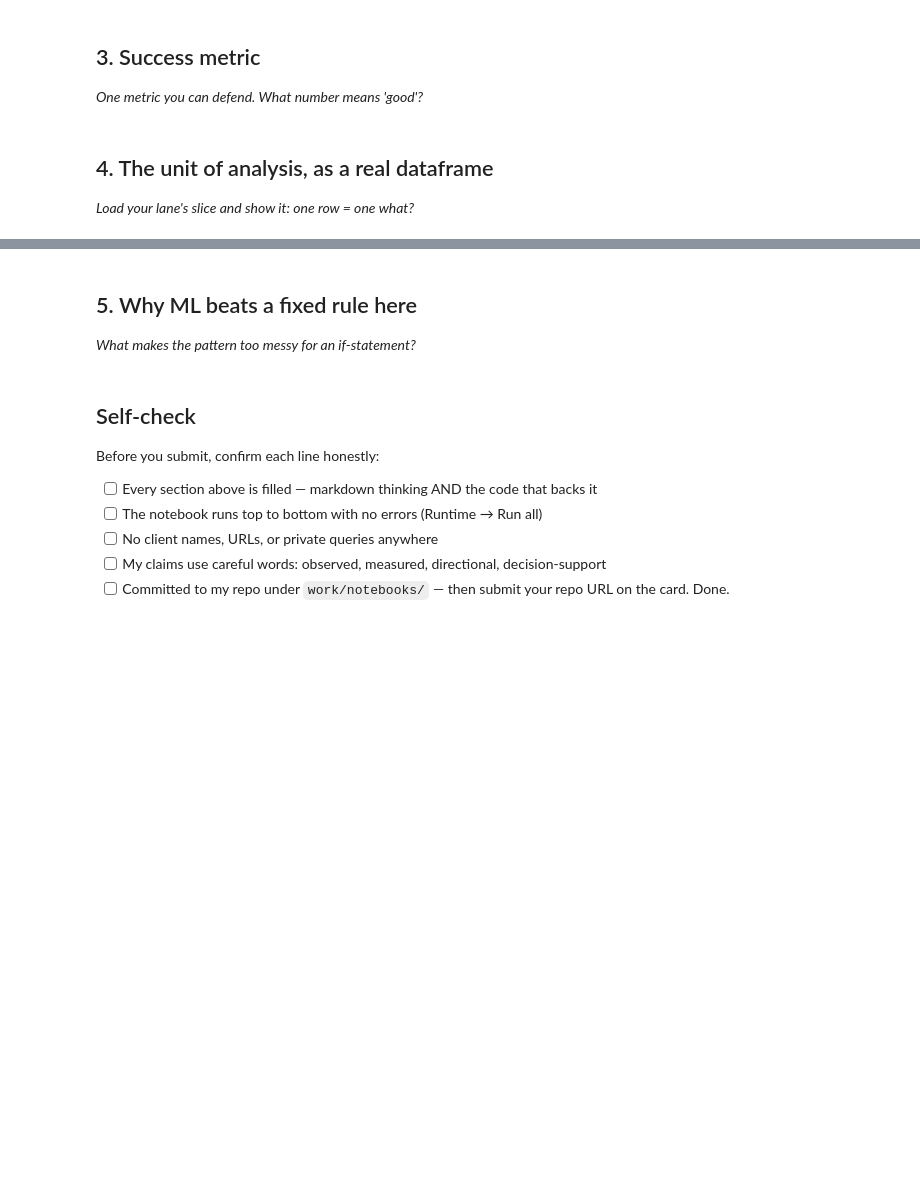
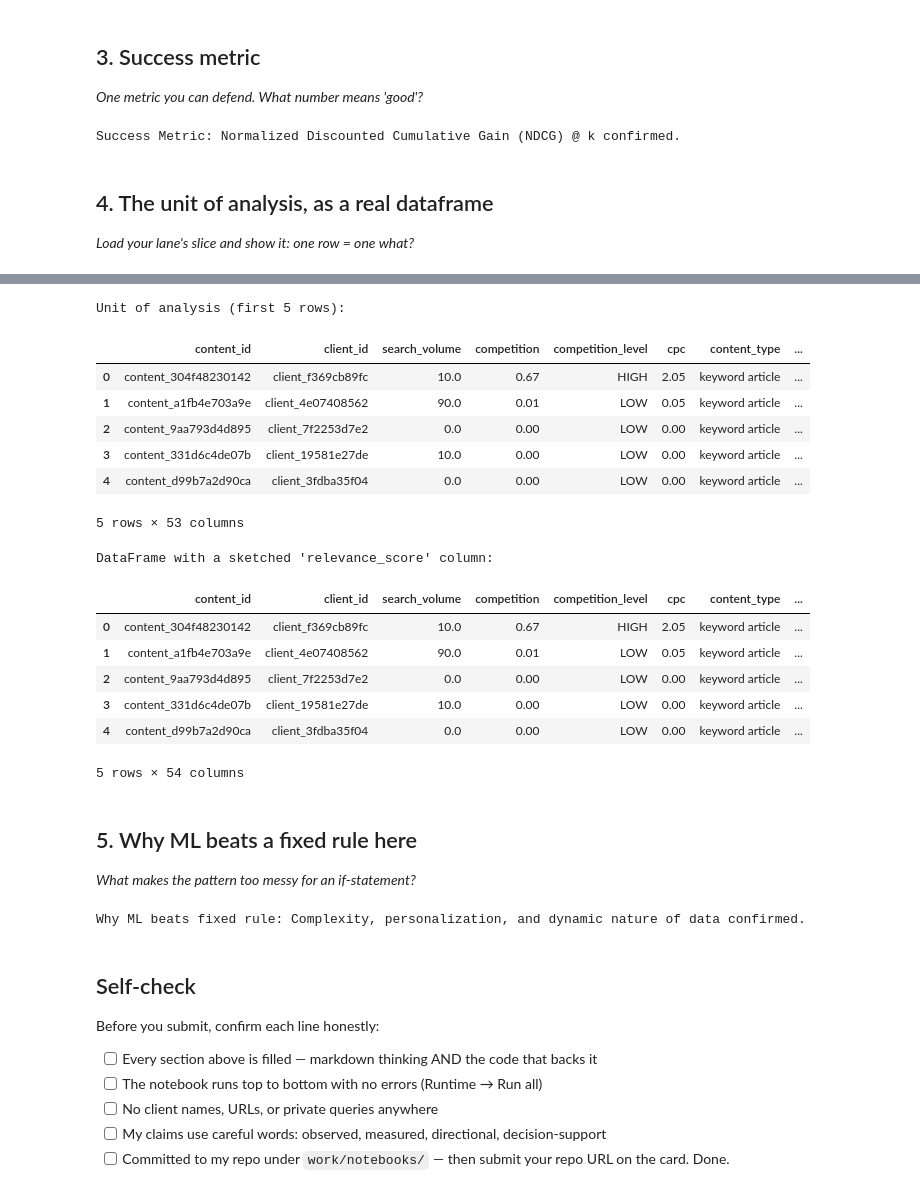
Before and after one commit to DaiyanNDahy/FlyRankInternML, a Jupyter notebook: work/notebooks/w02_ml_task_framing.ipynb, the cells around one changed output, grey strips where cells are left out. Drawn from its saved outputs; the diff is of its cells as text; code cells hidden in the pictures; blank space fills up the shorter version.

```diff
--- a/work/notebooks/w02_ml_task_framing.ipynb
+++ b/work/notebooks/w02_ml_task_framing.ipynb
@@ -30,3 +31,7 @@ This skeleton is yours to fill. Work the sections **in order** — each one has
+# %%
+print("Success Metric: Normalized Discounted Cumulative Gain (NDCG) @ k confirmed.")
+# %% [output]
+Success Metric: Normalized Discounted Cumulative Gain (NDCG) @ k confirmed.
 # %% [markdown]
 ## 4. The unit of analysis, as a real dataframe
 
@@ -36,0 +39,23 @@ This skeleton is yours to fill. Work the sections **in order** — each one has
+# %%
+import pandas as pd
+from datasets import load_dataset
+import numpy as np
+
+# Load the dataset
+ds = load_dataset("FlyRank/internship-starter")
+
+# Convert the 'train' split to a pandas DataFrame
+df = ds['train'].to_pandas()
+
+# Display the first 5 rows to show the unit of analysis
+print("Unit of analysis (first 5 rows):")
+display(df.head())
+
+# Adding a placeholder for a 'relevance_score' column.
+# In a real system, this would be calculated from user behavior (e.g., clicks, time spent).
+# For this exercise, we'll create a synthetic one just to show its presence.
+df['relevance_score'] = np.random.rand(len(df)) # Placeholder: random scores
+
+print("\nDataFrame with a sketched 'relevance_score' column:")
+display(df.head())
+# %% [output]
@@ -37,3 +64,19 @@ This skeleton is yours to fill. Work the sections **in order** — each one has
+Unit of analysis (first 5 rows):
+|  | content_id | client_id | search_volume | competition | competition_level | cpc | content_type | ... |
+| 0 | content_304f48230142 | client_f369cb89fc | 10.0 | 0.67 | HIGH | 2.05 | keyword article | ... |
+| 1 | content_a1fb4e703a9e | client_4e07408562 | 90.0 | 0.01 | LOW | 0.05 | keyword article | ... |
+| 2 | content_9aa793d4d895 | client_7f2253d7e2 | 0.0 | 0.00 | LOW | 0.00 | keyword article | ... |
+| 3 | content_331d6c4de07b | client_19581e27de | 10.0 | 0.00 | LOW | 0.00 | keyword article | ... |
+| 4 | content_d99b7a2d90ca | client_3fdba35f04 | 0.0 | 0.00 | LOW | 0.00 | keyword article | ... |
+5 rows × 53 columns
+DataFrame with a sketched 'relevance_score' column:
+|  | content_id | client_id | search_volume | competition | competition_level | cpc | content_type | ... |
+| 0 | content_304f48230142 | client_f369cb89fc | 10.0 | 0.67 | HIGH | 2.05 | keyword article | ... |
+| 1 | content_a1fb4e703a9e | client_4e07408562 | 90.0 | 0.01 | LOW | 0.05 | keyword article | ... |
+| 2 | content_9aa793d4d895 | client_7f2253d7e2 | 0.0 | 0.00 | LOW | 0.00 | keyword article | ... |
+| 3 | content_331d6c4de07b | client_19581e27de | 10.0 | 0.00 | LOW | 0.00 | keyword article | ... |
+| 4 | content_d99b7a2d90ca | client_3fdba35f04 | 0.0 | 0.00 | LOW | 0.00 | keyword article | ... |
+5 rows × 54 columns
 # %% [markdown]
 ## 5. Why ML beats a fixed rule here
 
@@ -44,3 +84,7 @@ This skeleton is yours to fill. Work the sections **in order** — each one has
+# %%
+print("Why ML beats fixed rule: Complexity, personalization, and dynamic nature of data confirmed.")
+# %% [output]
+Why ML beats fixed rule: Complexity, personalization, and dynamic nature of data confirmed.
 # %% [markdown]
 ## Self-check
 
```
Also changed, not shown: parts of 9 cells of this notebook.
